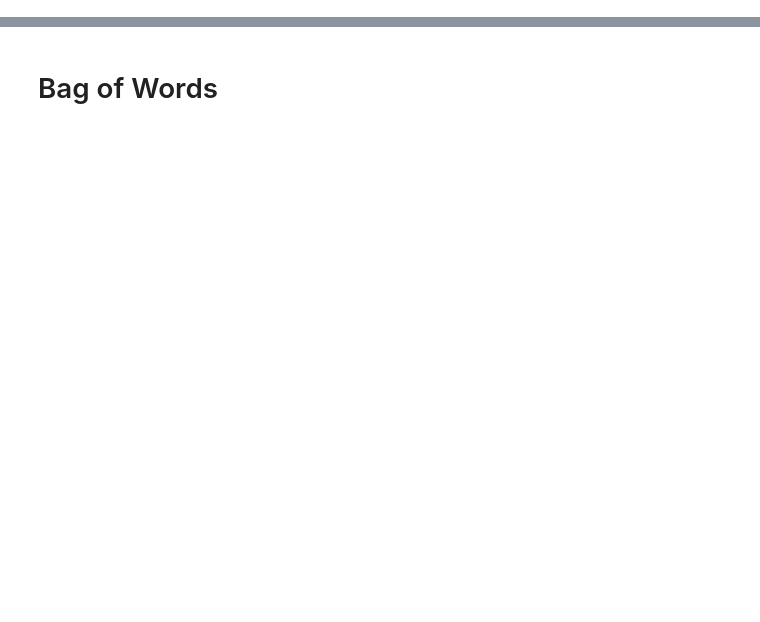
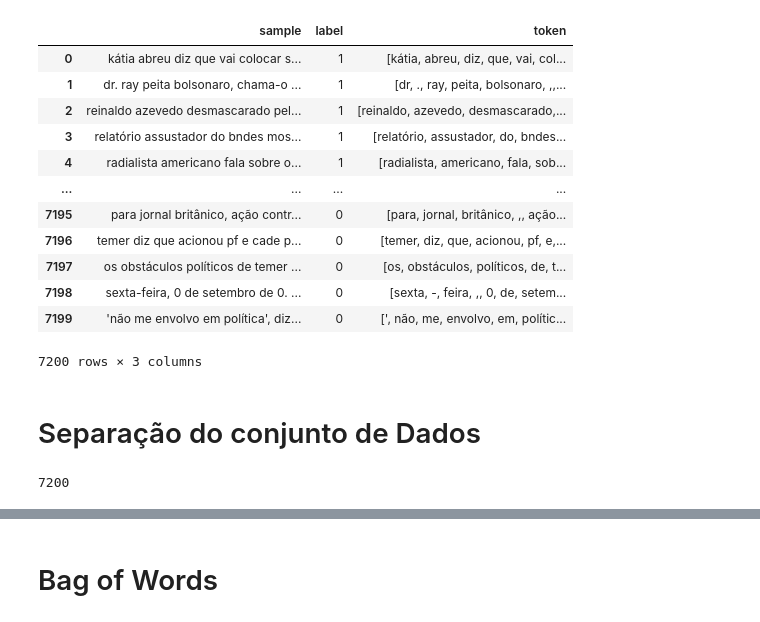
Before and after one commit to danielgs-research/svm-fakenews, a Jupyter notebook: BagOfWords.ipynb, the cells around one changed output, grey strips where cells are left out. Drawn from its saved outputs; the diff is of its cells as text; code cells hidden in the pictures; blank space fills up the shorter version.

```diff
--- a/BagOfWords.ipynb
+++ b/BagOfWords.ipynb
@@ -12,2 +21,18 @@ df_corpus = pd.read_pickle('./Dados/preprocessed_corpus.pkl')
+# %%
+df_corpus
+# %% [output]
+|  | sample | label | token |
+| 0 | kátia abreu diz que vai colocar s... | 1 | [kátia, abreu, diz, que, vai, col... |
+| 1 | dr. ray peita bolsonaro, chama-o ... | 1 | [dr, ., ray, peita, bolsonaro, ,,... |
+| 2 | reinaldo azevedo desmascarado pel... | 1 | [reinaldo, azevedo, desmascarado,... |
+| 3 | relatório assustador do bndes mos... | 1 | [relatório, assustador, do, bndes... |
+| 4 | radialista americano fala sobre o... | 1 | [radialista, americano, fala, sob... |
+| ... | ... | ... | ... |
+| 7195 | para jornal britânico, ação contr... | 0 | [para, jornal, britânico, ,, ação... |
+| 7196 | temer diz que acionou pf e cade p... | 0 | [temer, diz, que, acionou, pf, e,... |
+| 7197 | os obstáculos políticos de temer ... | 0 | [os, obstáculos, políticos, de, t... |
+| 7198 | sexta-feira, 0 de setembro de 0. ... | 0 | [sexta, -, feira, ,, 0, de, setem... |
+| 7199 | 'não me envolvo em política', diz... | 0 | [', não, me, envolvo, em, polític... |
+7200 rows × 3 columns
 # %%
 corpus = list(df_corpus['sample'])
@@ -13,0 +40,6 @@ corpus = list(df_corpus['sample'])
+# %% [markdown]
+# Separação do conjunto de Dados
+# %%
+len(corpus)
+# %% [output]
+7200
```
Also changed, not shown: parts of 49 cells of this notebook, 4 other files.
